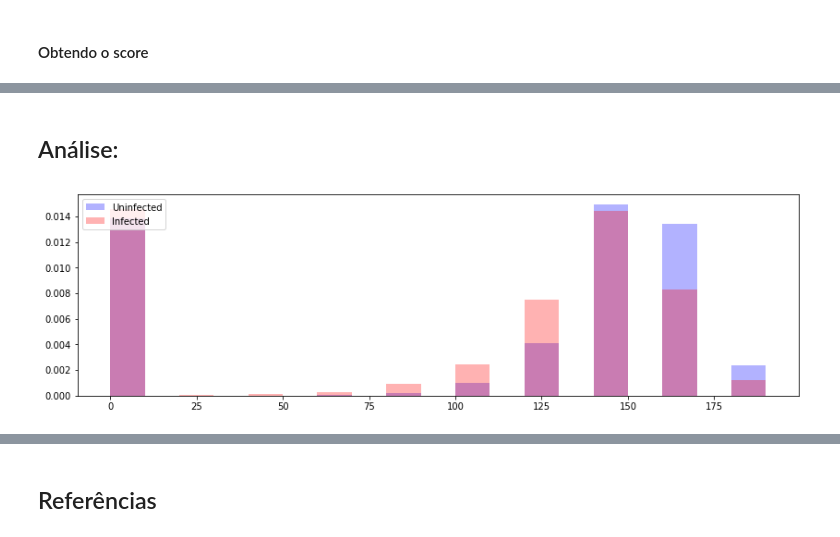
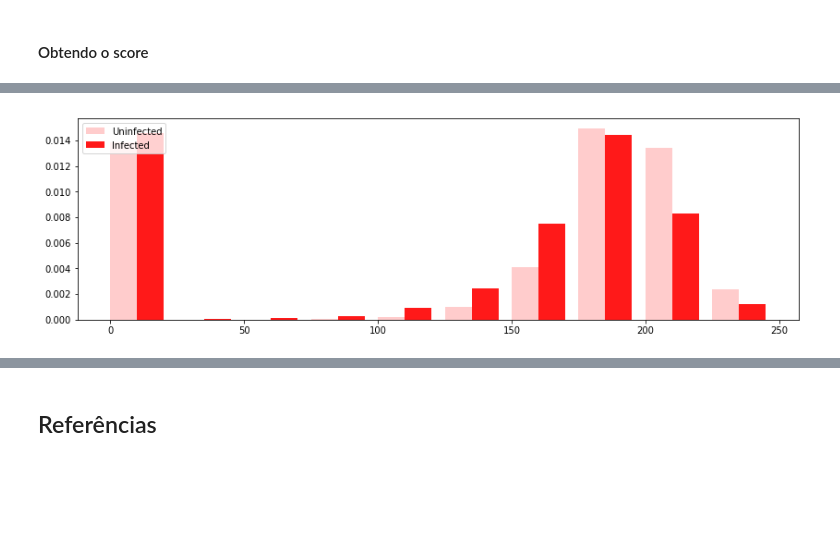
Before and after one commit to LuisFilipeMLoureiro/MachineLearning_Malaria, a Jupyter notebook: Projeto.ipynb, the cells around one changed output, grey strips where cells are left out. Drawn from its saved outputs; the diff is of its cells as text; code cells hidden in the pictures; blank space fills up the shorter version.

```diff
--- a/Projeto.ipynb
+++ b/Projeto.ipynb
@@ -280,14 +297,13 @@ In_Red_medias
-# %% [markdown]
-## Análise:
 # %%
-faixa=range(0,200,20)
+faixa=range(0,250,25)
+faixa2=range(10,260,25)
 plt.figure(figsize=(14,4))
-plt.bar(faixa,Un_Red_medias, width=10,align="edge",color="blue",alpha=0.3, label="Uninfected")
-plt.bar(faixa,In_Red_medias,width=10,align="edge",color="red",alpha=0.3, label="Infected")
+plt.bar(faixa,Un_Red_medias, width=10,align="edge",color="red",alpha=0.2, label="Uninfected")
+plt.bar(faixa2,In_Red_medias,width=10,align="edge",color="red",alpha=0.9, label="Infected")
 pylab.legend(loc='upper left')
 plt.show()
 # %% [output]
-[figure, old version]
+[figure, new version]
 # %%
 Un_Blue_medias=[]
 a=0
```
Also changed, not shown: parts of 16 cells of this notebook.
